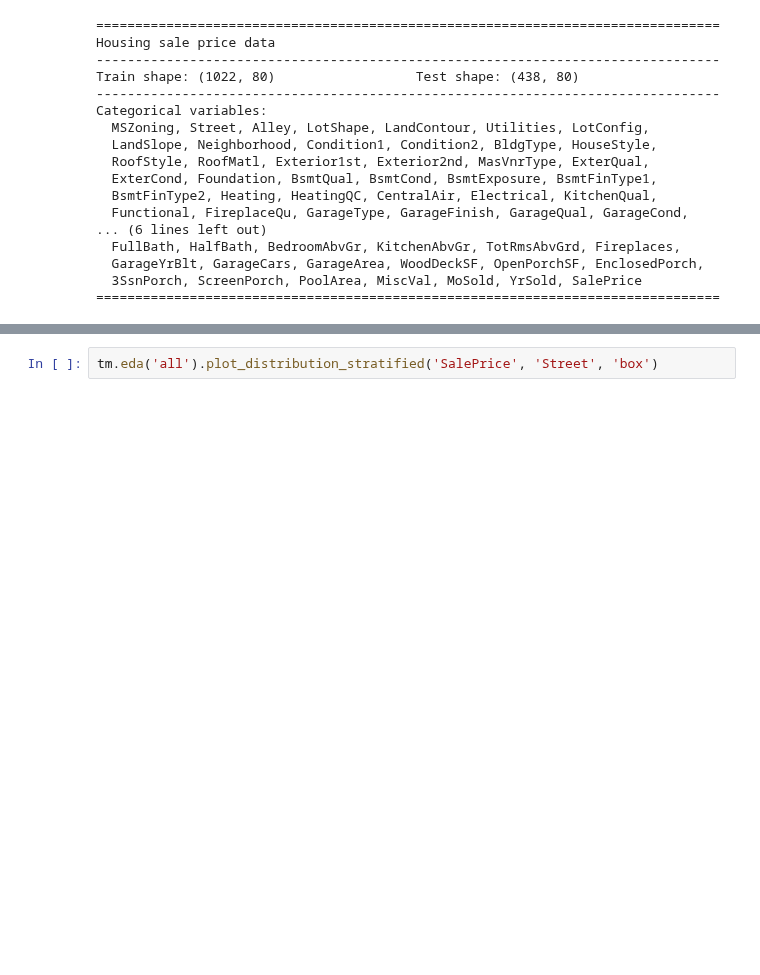
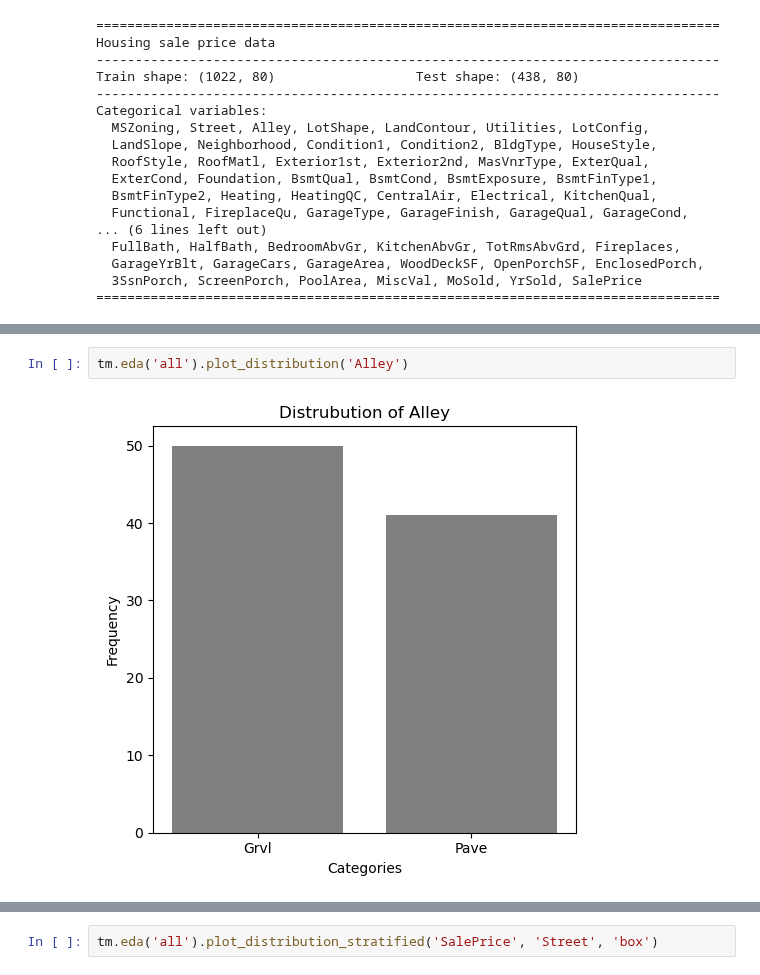
Before and after one commit to ajy25/TabularMagic, a Jupyter notebook: demo/test.ipynb, the cells around one changed output, grey strips where cells are left out. Cells and saved outputs as stored; diff of their text form; blank space fills up the shorter version.

```diff
--- a/demo/test.ipynb
+++ b/demo/test.ipynb
@@ -52,0 +64,4 @@ Categorical variables:
+# %%
+tm.eda('all').plot_distribution('Alley')
+# %% [output]
+[figure, added]
```
Also changed, not shown: parts of 3 cells of this notebook, 5 other files.
